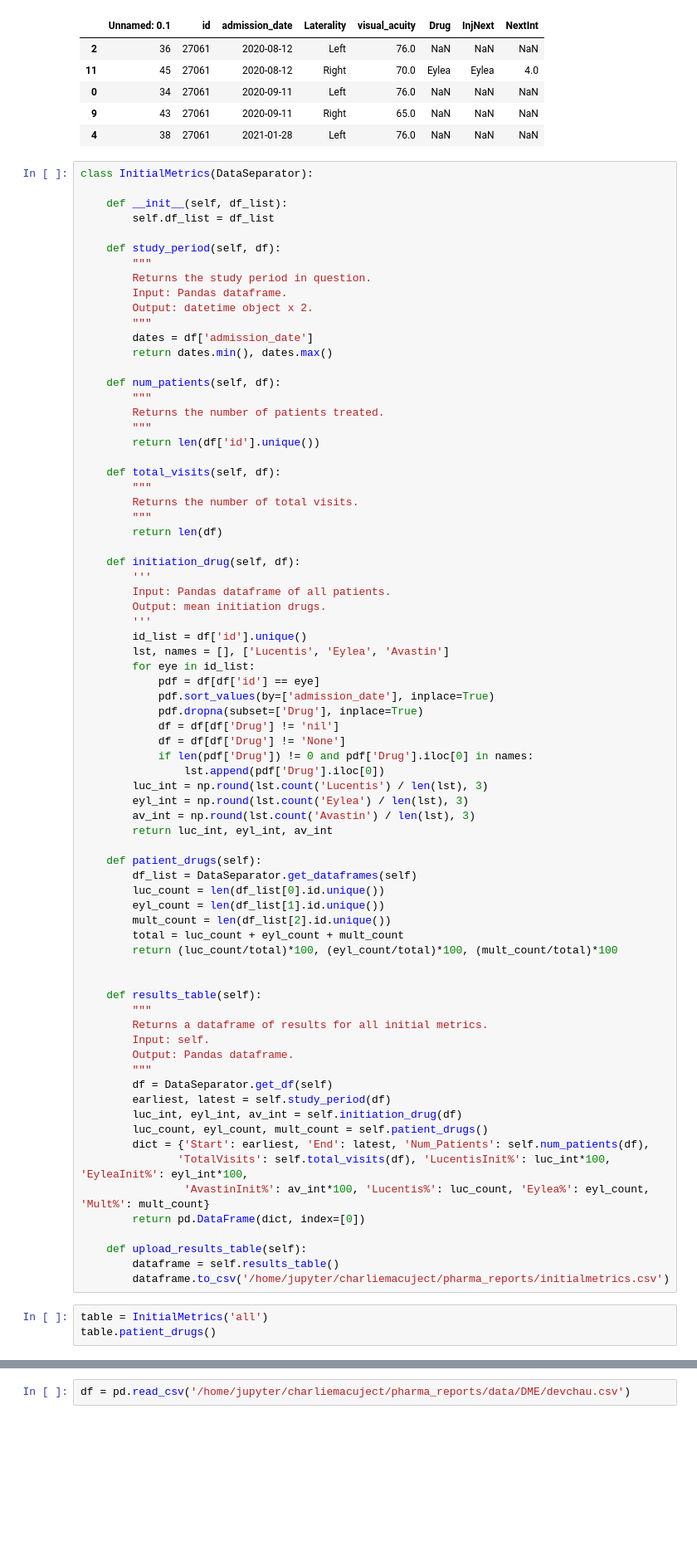
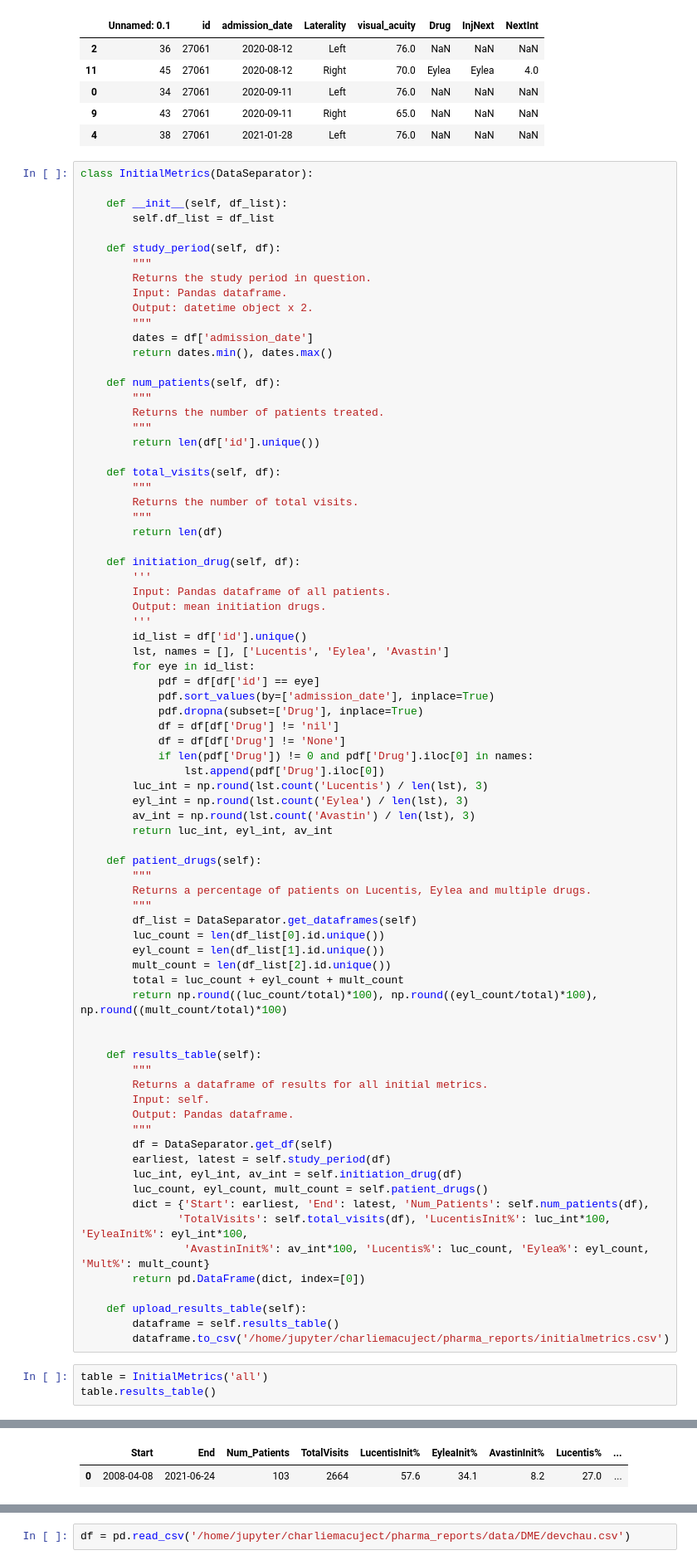
Before and after one commit to charlieoneill23/charliemacuject, a Jupyter notebook: pharma_reports/DMEAudit.ipynb, the cells around one changed output, grey strips where cells are left out. Shown: that part at 83% size. Cells and saved outputs as stored; diff of their text form; blank space fills up the shorter version.

```diff
--- a/pharma_reports/DMEAudit.ipynb
+++ b/pharma_reports/DMEAudit.ipynb
@@ -222,12 +221,15 @@ class InitialMetrics(DataSeparator):
         return luc_int, eyl_int, av_int
 
     def patient_drugs(self):
+        """
+        Returns a percentage of patients on Lucentis, Eylea and multiple drugs.
+        """
         df_list = DataSeparator.get_dataframes(self)
         luc_count = len(df_list[0].id.unique())
         eyl_count = len(df_list[1].id.unique())
         mult_count = len(df_list[2].id.unique())
         total = luc_count + eyl_count + mult_count
-        return (luc_count/total)*100, (eyl_count/total)*100, (mult_count/total)*100
+        return np.round((luc_count/total)*100), np.round((eyl_count/total)*100), np.round((mult_count/total)*100)
 
 
     def results_table(self):
@@ -250,5 +252,5 @@ class InitialMetrics(DataSeparator):
         dataframe.to_csv('/home/jupyter/charliemacuject/pharma_reports/initialmetrics.csv')
 # %%
 table = InitialMetrics('all')
-table.patient_drugs()
+table.results_table()
 # %% [output]
@@ -256,3 +257,5 @@ table.patient_drugs()
+|  | Start | End | Num_Patients | TotalVisits | LucentisInit% | EyleaInit% | AvastinInit% | Lucentis% | ... |
+| 0 | 2008-04-08 | 2021-06-24 | 103 | 2664 | 57.6 | 34.1 | 8.2 | 27.0 | ... |
 # %%
 class Utilisation(DataSeparator):
 
```
Also changed, not shown: parts of 3 cells of this notebook.
